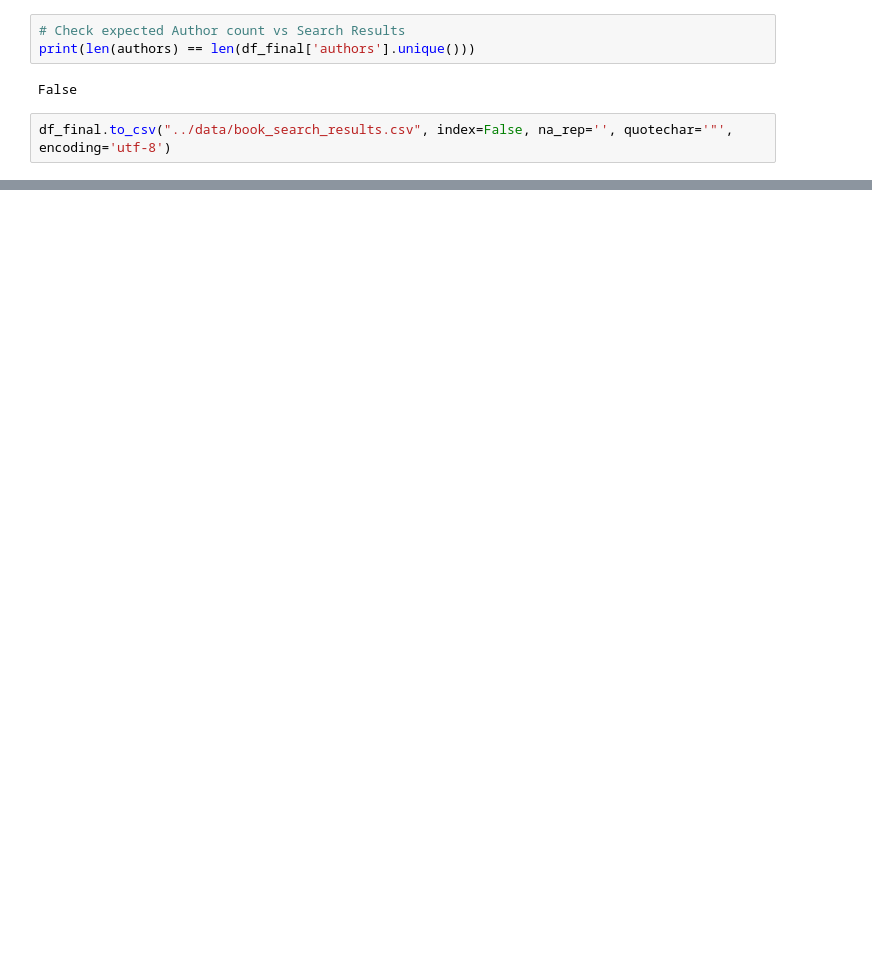
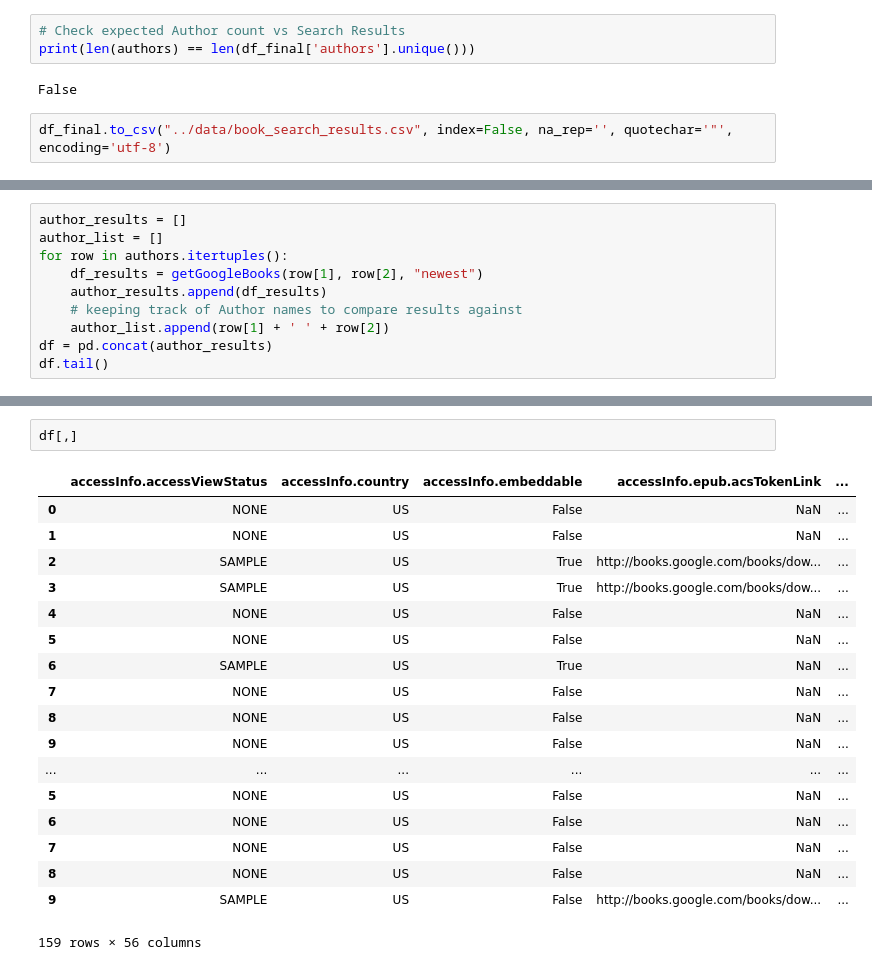
Before and after one commit to aliciatb/mybookq, a Jupyter notebook: notebooks/get_books_by_author.ipynb, the cells around one changed output, grey strips where cells are left out. Drawn from its saved outputs; the diff is of its cells as text; blank space fills up the shorter version.

```diff
--- a/notebooks/get_books_by_author.ipynb
+++ b/notebooks/get_books_by_author.ipynb
@@ -82,0 +85,10 @@ df_final.to_csv("../data/book_search_results.csv", index=False, na_rep='', quote
+# %%
+author_results = []
+author_list = []
+for row in authors.itertuples():
+    df_results = getGoogleBooks(row[1], row[2], "newest")
+    author_results.append(df_results)
+    # keeping track of Author names to compare results against
+    author_list.append(row[1] + ' ' + row[2])
+df = pd.concat(author_results)
+df.tail()
@@ -82,0 +103,21 @@ df_final.to_csv("../data/book_search_results.csv", index=False, na_rep='', quote
+# %%
+df[,]
+# %% [output]
+|  | accessInfo.accessViewStatus | accessInfo.country | accessInfo.embeddable | accessInfo.epub.acsTokenLink | ... |
+| 0 | NONE | US | False | NaN | ... |
+| 1 | NONE | US | False | NaN | ... |
+| 2 | SAMPLE | US | True | http://books.google.com/books/dow... | ... |
+| 3 | SAMPLE | US | True | http://books.google.com/books/dow... | ... |
+| 4 | NONE | US | False | NaN | ... |
+| 5 | NONE | US | False | NaN | ... |
+| 6 | SAMPLE | US | True | NaN | ... |
+| 7 | NONE | US | False | NaN | ... |
+| 8 | NONE | US | False | NaN | ... |
+| 9 | NONE | US | False | NaN | ... |
+| ... | ... | ... | ... | ... | ... |
+| 5 | NONE | US | False | NaN | ... |
+| 6 | NONE | US | False | NaN | ... |
+| 7 | NONE | US | False | NaN | ... |
+| 8 | NONE | US | False | NaN | ... |
+| 9 | SAMPLE | US | False | http://books.google.com/books/dow... | ... |
+159 rows × 56 columns
```
Also changed, not shown: parts of 4 cells of this notebook, 3 other files.
